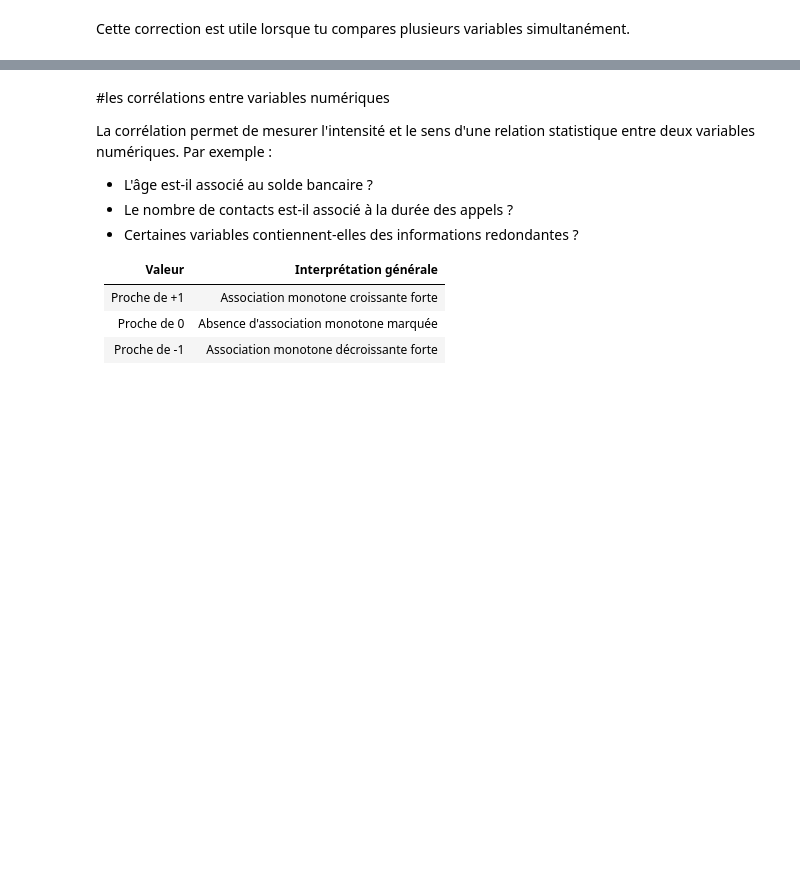
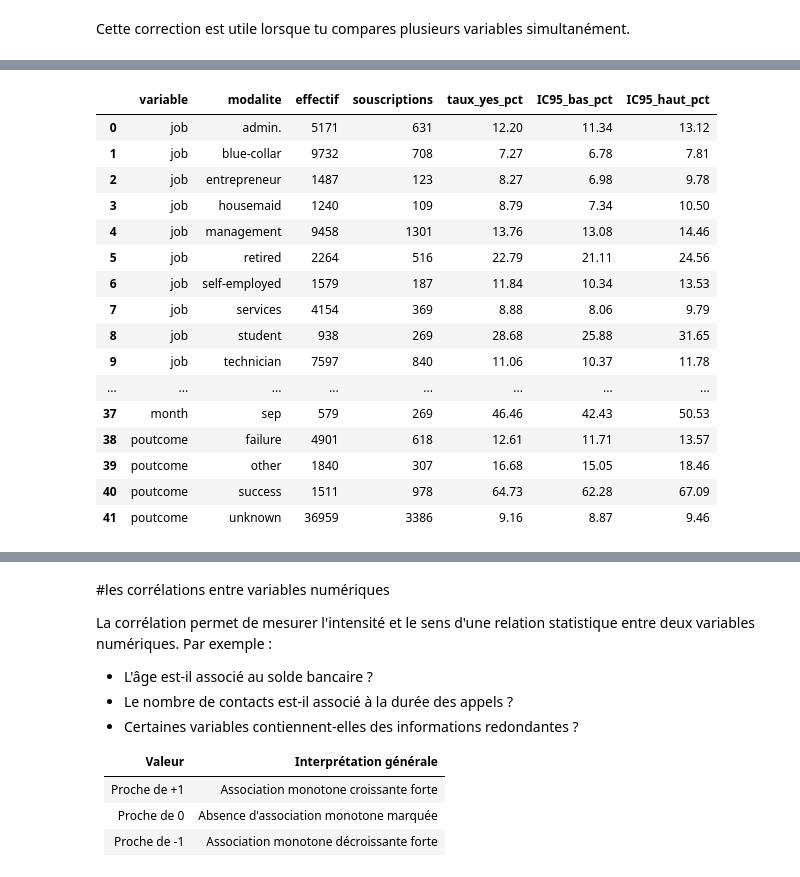
Before and after one commit to GTiazara/colab-notebooks, a Jupyter notebook: IA_ING_ML0_data_analysis.ipynb, the cells around one changed output, grey strips where cells are left out. Cells and saved outputs as stored; diff of their text form; code cells hidden in the pictures; blank space fills up the shorter version.

```diff
--- a/IA_ING_ML0_data_analysis.ipynb
+++ b/IA_ING_ML0_data_analysis.ipynb
@@ -873,0 +878,83 @@ Cette correction est utile lorsque tu compares plusieurs variables simultanémen
+# %%
+from scipy.stats import mannwhitneyu
+from statsmodels.stats.multitest import multipletests
+from statsmodels.stats.proportion import proportion_confint
+
+# Taux de souscription et intervalles de confiance de Wilson à 95 %.
+variables_cat_detail = [
+    "job", "education", "marital", "housing", "loan", "contact", "month", "poutcome"
+]
+resultats_taux = []
+
+for variable in variables_cat_detail:
+    resume_categorie = (
+        df.groupby(variable, dropna=False)["y"]
+          .agg(
+              effectif="size",
+              souscriptions=lambda valeurs: (valeurs == "yes").sum(),
+          )
+          .reset_index()
+          .rename(columns={variable: "modalite"})
+    )
+    resume_categorie["taux_yes_pct"] = (
+        resume_categorie["souscriptions"] / resume_categorie["effectif"] * 100
+    )
+    intervalles = [
+        proportion_confint(yes, total, method="wilson")
+        for yes, total in zip(
+            resume_categorie["souscriptions"], resume_categorie["effectif"]
+        )
+    ]
+    resume_categorie["IC95_bas_pct"] = [bas * 100 for bas, haut in intervalles]
+    resume_categorie["IC95_haut_pct"] = [haut * 100 for bas, haut in intervalles]
+    resume_categorie.insert(0, "variable", variable)
+    resultats_taux.append(resume_categorie)
+
+tableau_taux_ic = pd.concat(resultats_taux, ignore_index=True)
+display(tableau_taux_ic.round(2))
+
+# Delta de Cliff : différence entre P(yes > no) et P(yes < no).
+# Le signe indique le sens; la valeur absolue mesure l'ampleur de l'écart.
+variables_num_effet = [
+    "age", "balance", "day", "campaign", "pdays", "previous", "duration"
+]
+resultats_effets = []
+
+for variable in variables_num_effet:
+    groupe_no = df.loc[df["y"] == "no", variable].dropna()
+    groupe_yes = df.loc[df["y"] == "yes", variable].dropna()
+    test = mannwhitneyu(groupe_yes, groupe_no, alternative="two-sided")
+    delta_cliff = 2 * test.statistic / (len(groupe_yes) * len(groupe_no)) - 1
+    resultats_effets.append(
+        {
+            "variable": variable,
+            "effectif_no": len(groupe_no),
+            "effectif_yes": len(groupe_yes),
+            "delta_cliff": delta_cliff,
+            "p_value": test.pvalue,
+        }
+    )
+
+tableau_effets = pd.DataFrame(resultats_effets)
+tableau_effets["p_value_holm"] = multipletests(
+    tableau_effets["p_value"], method="holm"
+)[1]
+display(tableau_effets.round(4))
+# %% [output]
+|  | variable | modalite | effectif | souscriptions | taux_yes_pct | IC95_bas_pct | IC95_haut_pct |
+| 0 | job | admin. | 5171 | 631 | 12.20 | 11.34 | 13.12 |
+| 1 | job | blue-collar | 9732 | 708 | 7.27 | 6.78 | 7.81 |
+| 2 | job | entrepreneur | 1487 | 123 | 8.27 | 6.98 | 9.78 |
+| 3 | job | housemaid | 1240 | 109 | 8.79 | 7.34 | 10.50 |
+| 4 | job | management | 9458 | 1301 | 13.76 | 13.08 | 14.46 |
+| 5 | job | retired | 2264 | 516 | 22.79 | 21.11 | 24.56 |
+| 6 | job | self-employed | 1579 | 187 | 11.84 | 10.34 | 13.53 |
+| 7 | job | services | 4154 | 369 | 8.88 | 8.06 | 9.79 |
+| 8 | job | student | 938 | 269 | 28.68 | 25.88 | 31.65 |
+| 9 | job | technician | 7597 | 840 | 11.06 | 10.37 | 11.78 |
+| ... | ... | ... | ... | ... | ... | ... | ... |
+| 37 | month | sep | 579 | 269 | 46.46 | 42.43 | 50.53 |
+| 38 | poutcome | failure | 4901 | 618 | 12.61 | 11.71 | 13.57 |
+| 39 | poutcome | other | 1840 | 307 | 16.68 | 15.05 | 18.46 |
+| 40 | poutcome | success | 1511 | 978 | 64.73 | 62.28 | 67.09 |
+| 41 | poutcome | unknown | 36959 | 3386 | 9.16 | 8.87 | 9.46 |
```
Also changed, not shown: parts of 9 cells of this notebook.
